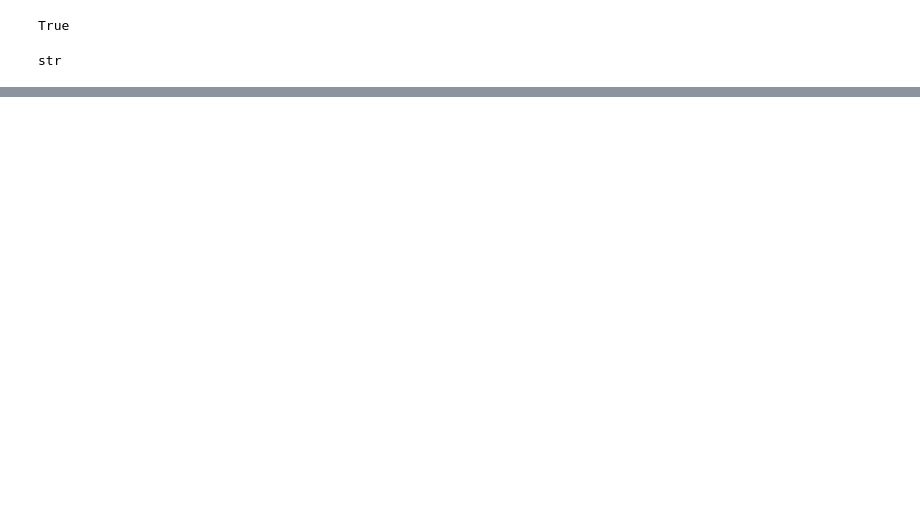
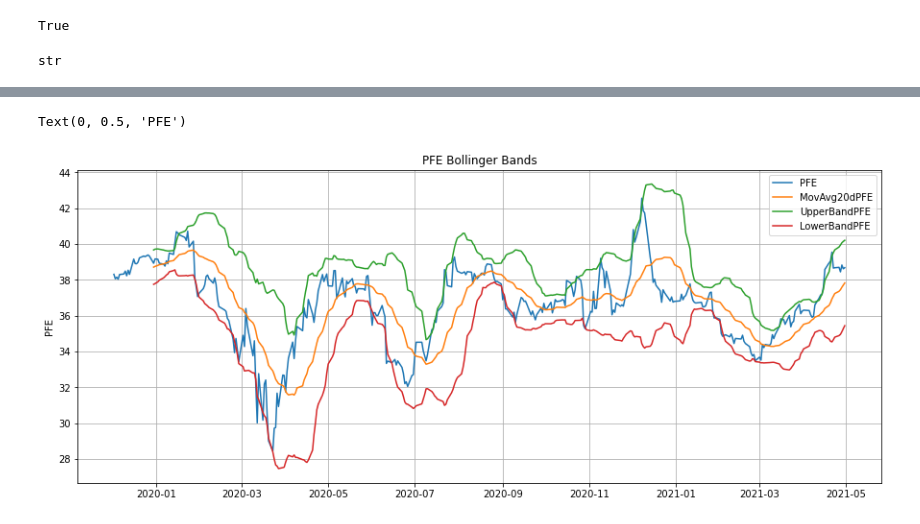
Before and after one commit to ReatoFabio/The-Bollinger-Band-, a Jupyter notebook: etfs_data.ipynb, the cells around one changed output, grey strips where cells are left out. Drawn from its saved outputs; the diff is of its cells as text; code cells hidden in the pictures; blank space fills up the shorter version.

```diff
--- a/etfs_data.ipynb
+++ b/etfs_data.ipynb
@@ -71,0 +95,16 @@ eft_closing_prices_df["VNQ"] = etfs["VNQ"]["close"]
+# %%
+# Creating Upper Band column s.t. upper band = moving avg + (SD*2)
+eft_closing_prices_df["UpperBandPFE"] = eft_closing_prices_df["MovAvg20dPFE"] + (eft_closing_prices_df["StDevPFE"] * 2)
+
+# Creating Lower Band column s.t. lower band = moving avg - (SD*2)
+eft_closing_prices_df["LowerBandPFE"] = eft_closing_prices_df["MovAvg20dPFE"] - (eft_closing_prices_df["StDevPFE"] * 2)
+
+# Plotting
+eft_closing_prices_df[["PFE","MovAvg20dPFE","UpperBandPFE","LowerBandPFE"]].plot(figsize=(15,6))
+plt.grid(True)
+plt.title("PFE Bollinger Bands")
+plt.axis("tight")
+plt.ylabel("PFE")
+# %% [output]
+Text(0, 0.5, 'PFE')
+[figure, added]
```
Also changed, not shown: parts of 13 cells of this notebook, 5 other files.
